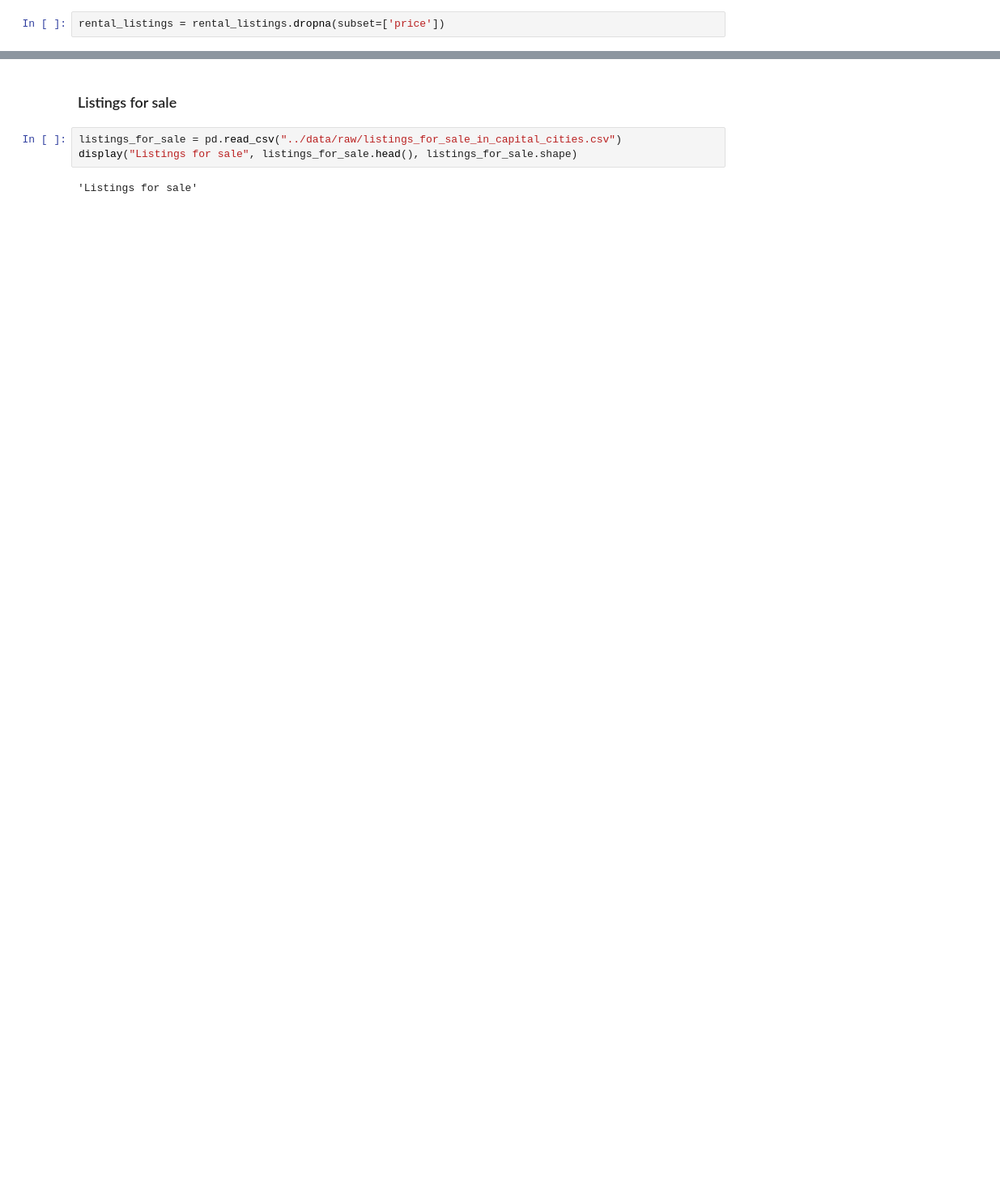
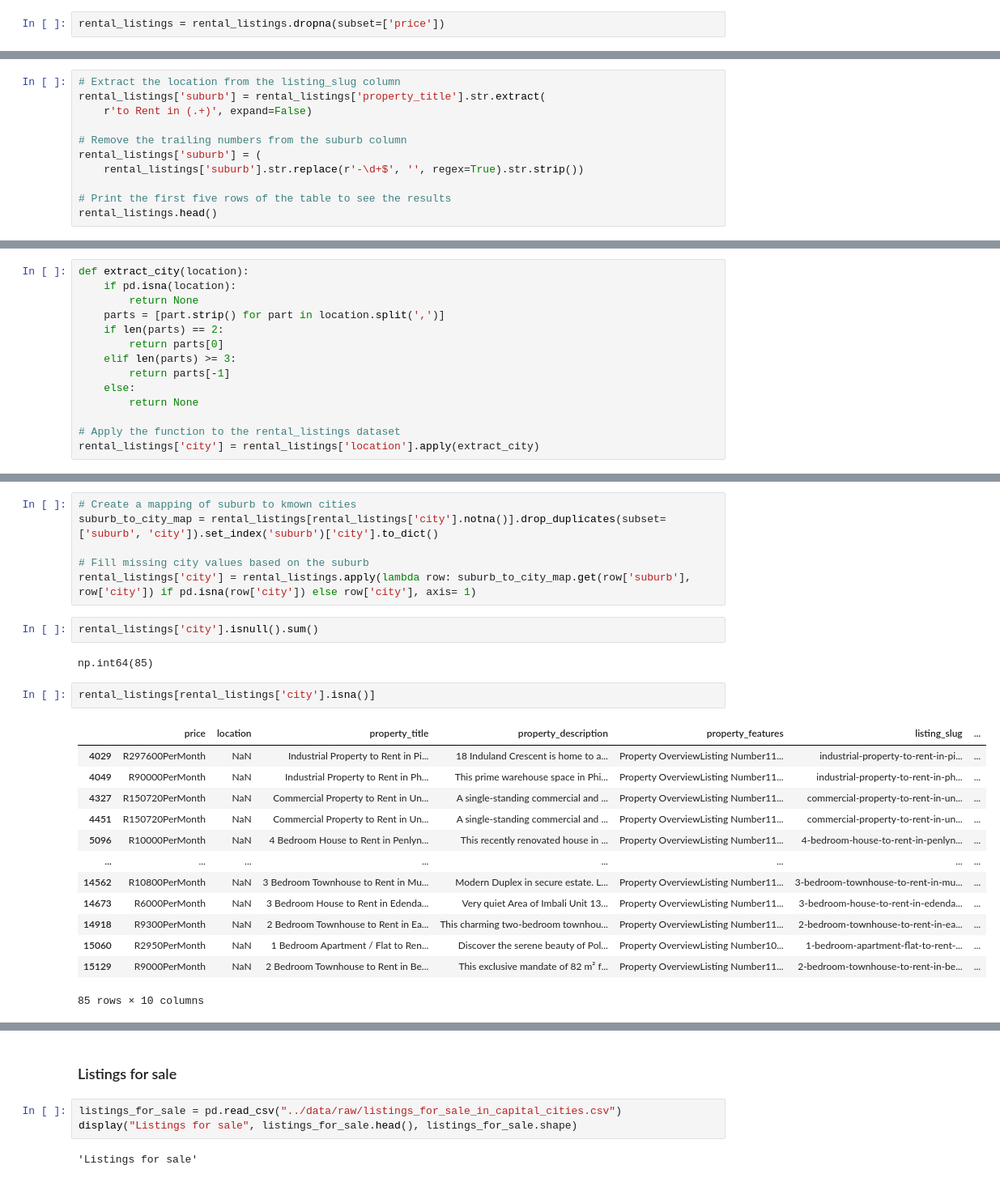
Before and after one commit to preciousratlhagane/south-african-property-market-analysis, a Jupyter notebook: notebooks/data_cleaning.ipynb, the cells around one changed output, grey strips where cells are left out. Shown at 81% size. Drawn from its saved outputs; the diff is of its cells as text; blank space fills up the shorter version.

Commit message:
Add code to clean up and standardize additinal columns

```diff
--- a/notebooks/data_cleaning.ipynb
+++ b/notebooks/data_cleaning.ipynb
@@ -111,0 +119,11 @@ np.int64(0)
+# %%
+# Extract the location from the listing_slug column
+rental_listings['suburb'] = rental_listings['property_title'].str.extract(
+    r'to Rent in (.+)', expand=False)
+
+# Remove the trailing numbers from the suburb column
+rental_listings['suburb'] = (
+    rental_listings['suburb'].str.replace(r'-\d+$', '', regex=True).str.strip())
+
+# Print the first five rows of the table to see the results
+rental_listings.head()
@@ -111,0 +137,14 @@ np.int64(0)
+# %%
+def extract_city(location):
+    if pd.isna(location):
+        return None
+    parts = [part.strip() for part in location.split(',')]
+    if len(parts) == 2:
+        return parts[0]
+    elif len(parts) >= 3:
+        return parts[-1]
+    else:
+        return None
+
+# Apply the function to the rental_listings dataset
+rental_listings['city'] = rental_listings['location'].apply(extract_city)
@@ -111,0 +160,26 @@ np.int64(0)
+# %%
+# Create a mapping of suburb to kmown cities
+suburb_to_city_map = rental_listings[rental_listings['city'].notna()].drop_duplicates(subset=['suburb', 'city']).set_index('suburb')['city'].to_dict()
+
+# Fill missing city values based on the suburb
+rental_listings['city'] = rental_listings.apply(lambda row: suburb_to_city_map.get(row['suburb'], row['city']) if pd.isna(row['city']) else row['city'], axis= 1)
+# %%
+rental_listings['city'].isnull().sum()
+# %% [output]
+np.int64(85)
+# %%
+rental_listings[rental_listings['city'].isna()]
+# %% [output]
+|  | price | location | property_title | property_description | property_features | listing_slug | ... |
+| 4029 | R297600PerMonth | NaN | Industrial Property to Rent in Pi... | 18 Induland Crescent is home to a... | Property OverviewListing Number11... | industrial-property-to-rent-in-pi... | ... |
+| 4049 | R90000PerMonth | NaN | Industrial Property to Rent in Ph... | This prime warehouse space in Phi... | Property OverviewListing Number11... | industrial-property-to-rent-in-ph... | ... |
+| 4327 | R150720PerMonth | NaN | Commercial Property to Rent in Un... | A single-standing commercial and ... | Property OverviewListing Number11... | commercial-property-to-rent-in-un... | ... |
+| 4451 | R150720PerMonth | NaN | Commercial Property to Rent in Un... | A single-standing commercial and ... | Property OverviewListing Number11... | commercial-property-to-rent-in-un... | ... |
+| 5096 | R10000PerMonth | NaN | 4 Bedroom House to Rent in Penlyn... | This recently renovated house in ... | Property OverviewListing Number11... | 4-bedroom-house-to-rent-in-penlyn... | ... |
+| ... | ... | ... | ... | ... | ... | ... | ... |
+| 14562 | R10800PerMonth | NaN | 3 Bedroom Townhouse to Rent in Mu... | Modern Duplex in secure estate. L... | Property OverviewListing Number11... | 3-bedroom-townhouse-to-rent-in-mu... | ... |
+| 14673 | R6000PerMonth | NaN | 3 Bedroom House to Rent in Edenda... | Very quiet Area of Imbali Unit 13... | Property OverviewListing Number11... | 3-bedroom-house-to-rent-in-edenda... | ... |
+| 14918 | R9300PerMonth | NaN | 2 Bedroom Townhouse to Rent in Ea... | This charming two-bedroom townhou... | Property OverviewListing Number11... | 2-bedroom-townhouse-to-rent-in-ea... | ... |
+| 15060 | R2950PerMonth | NaN | 1 Bedroom Apartment / Flat to Ren... | Discover the serene beauty of Pol... | Property OverviewListing Number10... | 1-bedroom-apartment-flat-to-rent-... | ... |
+| 15129 | R9000PerMonth | NaN | 2 Bedroom Townhouse to Rent in Be... | This exclusive mandate of 82 m² f... | Property OverviewListing Number11... | 2-bedroom-townhouse-to-rent-in-be... | ... |
+85 rows × 10 columns
```
Also changed, not shown: parts of 22 cells of this notebook.
